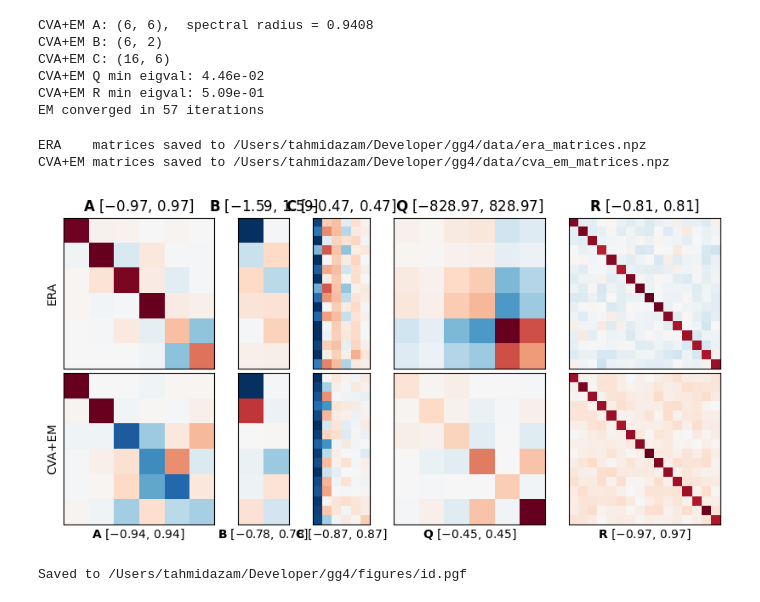
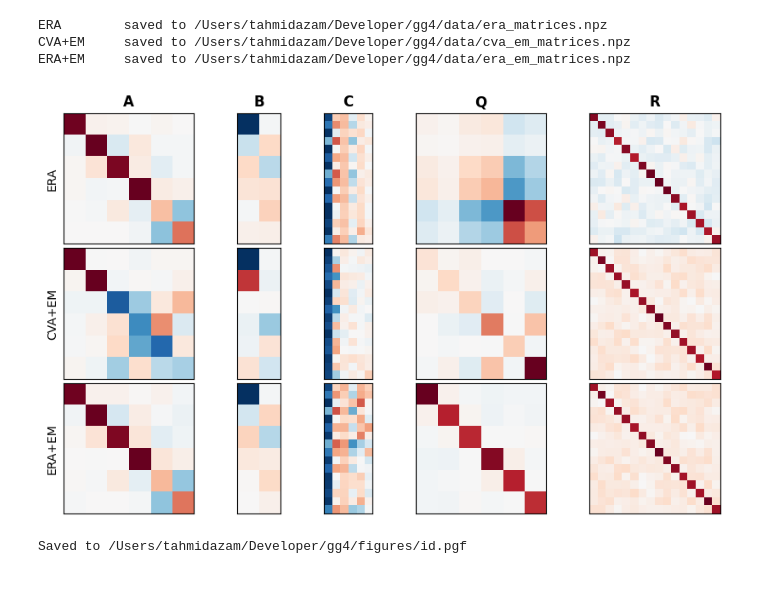
Before and after one commit to tahmidazam/gg4, a Jupyter notebook: notebooks/id/id.ipynb, the cells around one changed output. Drawn from its saved outputs; the diff is of its cells as text; code cells hidden in the pictures.

```diff
--- a/notebooks/id/id.ipynb
+++ b/notebooks/id/id.ipynb
@@ -30,34 +35,19 @@ from pgf_utils import (
 # %%
 # ── experiment constants ───────────────────────────────────────────────────────
-RANDOM_SEED = 0        # brain seed for ERA Markov parameter collection
 NOISE_SEED  = 1        # brain seed for ERA noise covariance estimation
 CVA_SEED    = 2        # brain seed for CVA+EM time series
-DRIVE_SEED  = 42       # RNG seed for CVA+EM random drive
+DRIVE_SEED  = 42       # RNG seed for CVA+EM / ERA+EM random drive
 
-# ERA parameters
-N_HANKEL_ROWS = 20
-N_HANKEL_COLS = 30
-N_MARKOV      = N_HANKEL_ROWS + N_HANKEL_COLS + 5   # 55 Markov parameters
-N_NOISE_LAGS  = 30
+N_NOISE_LAGS = 30
+N_SAMPLES    = 5000    # timesteps for ERA noise estimation and CVA/ERA+EM training
 
-# Shared: both ERA noise estimation and CVA+EM time series use N_SAMPLES steps
-N_SAMPLES = 5000
-N_BURNIN  = 500
-
-# CVA+EM parameters
 HORIZON     = 30
 MAX_EM_ITER = 200
 EM_TOL      = 1e-6
 
-N_LATENT_PATH    = Path("../../data/latent_dim.npz")
-ERA_PATH         = Path("../../data/era_matrices.npz")
-CVA_EM_PATH      = Path("../../data/cva_em_matrices.npz")
-FIGURES_PATH     = Path("../../figures")
-CAPTIONS_PATH    = Path("../../captions")
-
-NOTEBOOK_GITHUB_URL = (
-    "https://github.com/tahmidazam/gg4/blob/main/notebooks/id/id.ipynb"
-)
+# ERA+EM uses the same time-series data as CVA+EM for a fair comparison
+ERA_EM_SEED       = CVA_SEED
+ERA_EM_DRIVE_SEED = DRIVE_SEED
 # %%
 # ── derived: Brain dimensions and number of latent dimensions ──────────────────
 _b = Brain(random_seed=RANDOM_SEED)
@@ -99,51 +130,19 @@ ERA   R min eigval: -5.11e-16
-# %%
-# ── CVA+EM: collect time series, run CVA initialisation, refine with EM ────────
-measurement, drive = collect_time_series(CVA_SEED, N_SAMPLES, N_BURNIN, DRIVE_SEED)
-
-# Centre both channels: the LGSSM has no bias term, so a fixed DC offset in
-# y must be removed; centring u as well keeps the model fitting fluctuations
-# to fluctuations so that the per-channel gains in B are correctly separated.
-y_centred = measurement - measurement.mean(axis=0)
-u_centred = drive - drive.mean(axis=0)
-
-A0, B0, C0, Q0, R0, _ = cva_initial_estimate(y_centred, u_centred, LATENT_DIM, HORIZON)
-A_cva, B_cva, C_cva, Q_cva, R_cva, mu0, P0, logliks = em_refine(
-    y_centred, u_centred, A0, B0, C0, Q0, R0, LATENT_DIM, MAX_EM_ITER, EM_TOL
-)
-
-print(f"CVA+EM A: {A_cva.shape},  spectral radius = {np.max(np.abs(np.linalg.eigvals(A_cva))):.4f}")
-print(f"CVA+EM B: {B_cva.shape}")
-print(f"CVA+EM C: {C_cva.shape}")
-print(f"CVA+EM Q min eigval: {np.linalg.eigvalsh(Q_cva).min():.2e}")
-print(f"CVA+EM R min eigval: {np.linalg.eigvalsh(R_cva).min():.2e}")
-print(f"EM converged in {len(logliks)} iterations")
-# %% [output]
-CVA+EM A: (6, 6),  spectral radius = 0.9408
-CVA+EM B: (6, 2)
-CVA+EM C: (16, 6)
-CVA+EM Q min eigval: 4.46e-02
-CVA+EM R min eigval: 5.09e-01
-EM converged in 57 iterations
 # %%
 # ── save identified matrices ───────────────────────────────────────────────────
-ERA_PATH.parent.mkdir(parents=True, exist_ok=True)
-np.savez(ERA_PATH, A=A_era, B=B_era, C=C_era, Q=Q_era, R=R_era)
-print(f"ERA    matrices saved to {ERA_PATH.resolve()}")
-
-np.savez(CVA_EM_PATH, A=A_cva, B=B_cva, C=C_cva, Q=Q_cva, R=R_cva)
-print(f"CVA+EM matrices saved to {CVA_EM_PATH.resolve()}")
+DATA_DIR.mkdir(parents=True, exist_ok=True)
+for est, path in zip(ESTIMATES, [ERA_PATH, CVA_EM_PATH, ERA_EM_PATH]):
+    est.save(path)
+    print(f"{est.label:10s} saved to {path.resolve()}")
 # %% [output]
-ERA    matrices saved to /Users/tahmidazam/Developer/gg4/data/era_matrices.npz
-CVA+EM matrices saved to /Users/tahmidazam/Developer/gg4/data/cva_em_matrices.npz
+ERA        saved to /Users/tahmidazam/Developer/gg4/data/era_matrices.npz
+CVA+EM     saved to /Users/tahmidazam/Developer/gg4/data/cva_em_matrices.npz
+ERA+EM     saved to /Users/tahmidazam/Developer/gg4/data/era_em_matrices.npz
 # %%
-# ── figure: 2-row heatmap comparison ──────────────────────────────────────────
-ERA_MATS = [A_era, B_era, C_era, Q_era, R_era]
-CVA_MATS = [A_cva, B_cva, C_cva, Q_cva, R_cva]
-
+# ── display ────────────────────────────────────────────────────────────────────
 configure_screen()
-fig = make_id_figure(ERA_MATS, CVA_MATS, LATENT_DIM, P_DIM, Q_DIM, figsize=(8, 4))
+fig = make_id_figure(ESTIMATES, figsize=(8, 5))
 plt.show()
 # %% [output]
-[figure, old version]
+[figure, new version]
 # %%
 # ── pgf export ─────────────────────────────────────────────────────────────────
```
Also changed, not shown: parts of 5 cells of this notebook, 43 other files.
